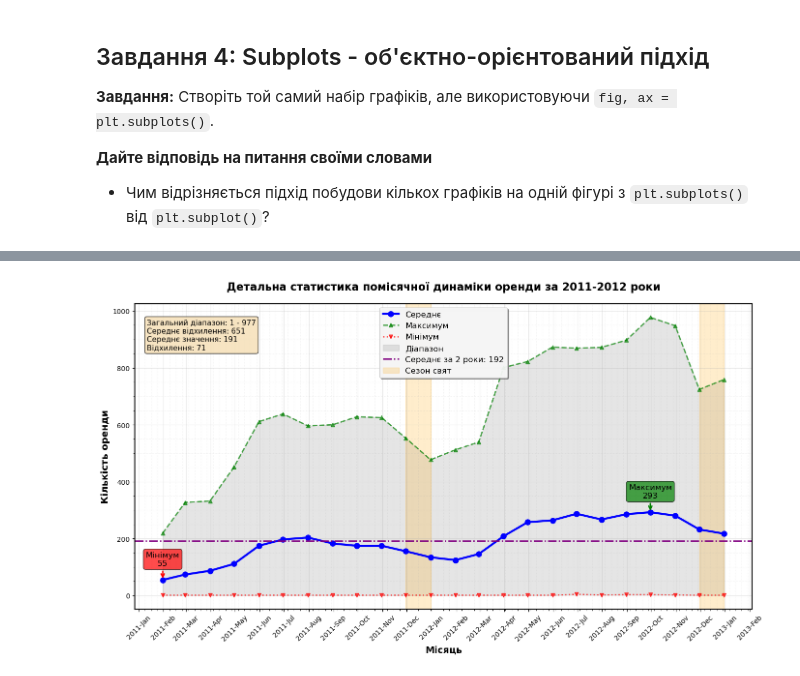
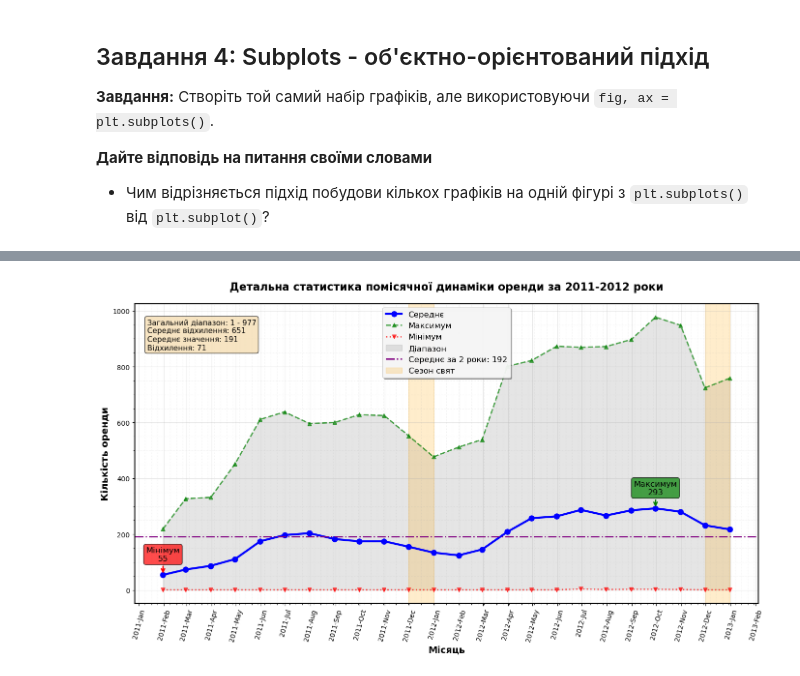
Before and after one commit to olesia-za/python_for_ds_tasks, a Jupyter notebook: hometasks/OZ_Done_10_HW2_Data_visualization_with_Matplotlib.ipynb, the cells around one changed output, grey strips where cells are left out. Saved outputs shown, nothing was run; the diff lists cells and outputs as text; code cells hidden in the pictures.

```diff
--- a/hometasks/OZ_Done_10_HW2_Data_visualization_with_Matplotlib.ipynb
+++ b/hometasks/OZ_Done_10_HW2_Data_visualization_with_Matplotlib.ipynb
@@ -308,7 +298,7 @@ ax.set_title('Детальна статистика помісячної дин
 # Форматування дат на осі X
 ax.xaxis.set_major_formatter(mdates.DateFormatter('%Y-%b'))
 ax.xaxis.set_major_locator(mdates.MonthLocator())
-ax.tick_params(axis='x', rotation=45)
+ax.tick_params(axis='x', rotation=75)
 
 # Додаємо сітку з різними стилями
 ax.grid(True, which='major', linestyle='-', alpha=0.3)
@@ -324,31 +314,31 @@ ax.axhline(y=overall_mean, color='purple', linestyle='-.', linewidth=2,
 if len(df_month_rent) >= 12:
     ax.axvspan(df_month_rent.index[10], df_month_rent.index[11], alpha=0.2,
                color='orange', label='Сезон свят')
 if len(df_month_rent) >= 24:
     ax.axvspan(df_month_rent.index[22], df_month_rent.index[23], alpha=0.2,
                color='orange' )
 
 # Покращуємо легенду
 ax.legend(loc='upper center', fontsize=12, frameon=True, shadow=True,
           fancybox=True, framealpha=0.9)
 
 # Додаємо текст з додатковою статистикою
 textstr = f'Загальний діапазон: {df_month_rent["min"].min():.0f} - {df_month_rent["max"].max():.0f}\n'
 textstr += f'Середнє відхилення: {(df_month_rent["max"] - df_month_rent["min"]).mean():.0f}\n'
 textstr += f'Середнє значення: {df_month_rent['mean'].mean():.0f}\n'
 textstr += f'Відхилення: {df_month_rent['mean'].std():.0f}'
 props = dict(boxstyle='round', facecolor='wheat', alpha=0.8)
 ax.text(0.02, 0.95, textstr, transform=ax.transAxes, fontsize=11,
         verticalalignment='top', bbox=props)
 
 # Налаштування рамки
 for spine in ax.spines.values():
     spine.set_linewidth(1.5)
 
 plt.tight_layout()
 plt.show()
 # 1) анотація додає акцент(увагу) та додаткову інформацію на виззначених точках
 # 2) заливка між max та min дозволяє візуально виділити діапазон значень в динаміці
 # 3) текст додає розуміння порядку помісячного розкиду значень за весь період
 # %% [output]
-[figure, old version]
+[figure, new version]
```
Also changed, not shown: parts of 2 cells of this notebook.
